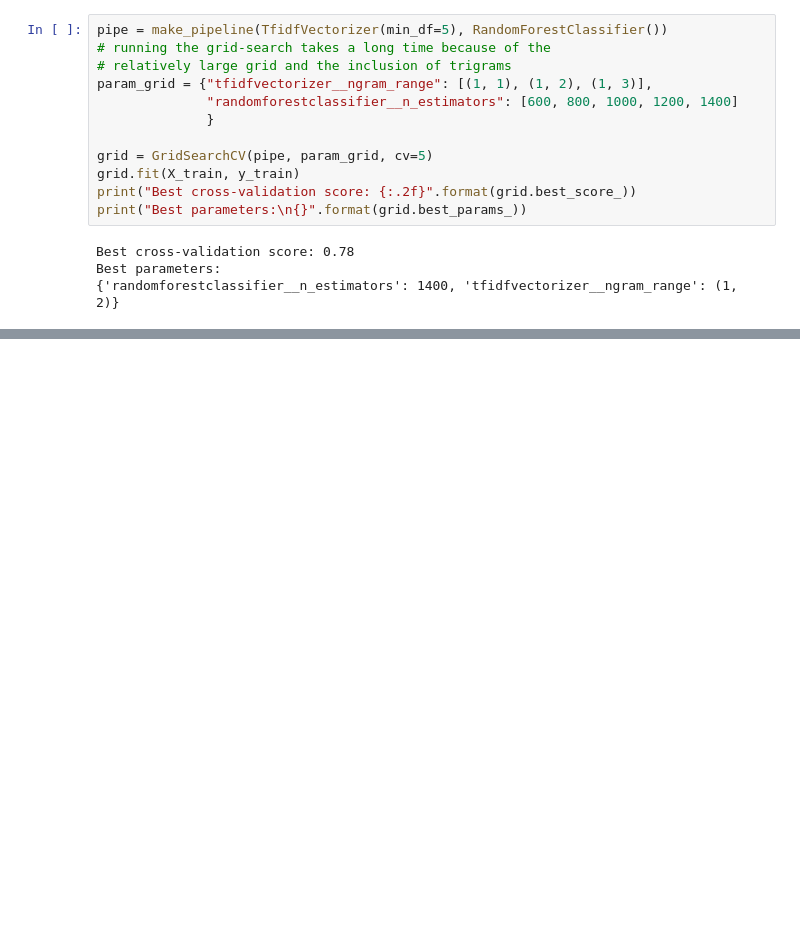
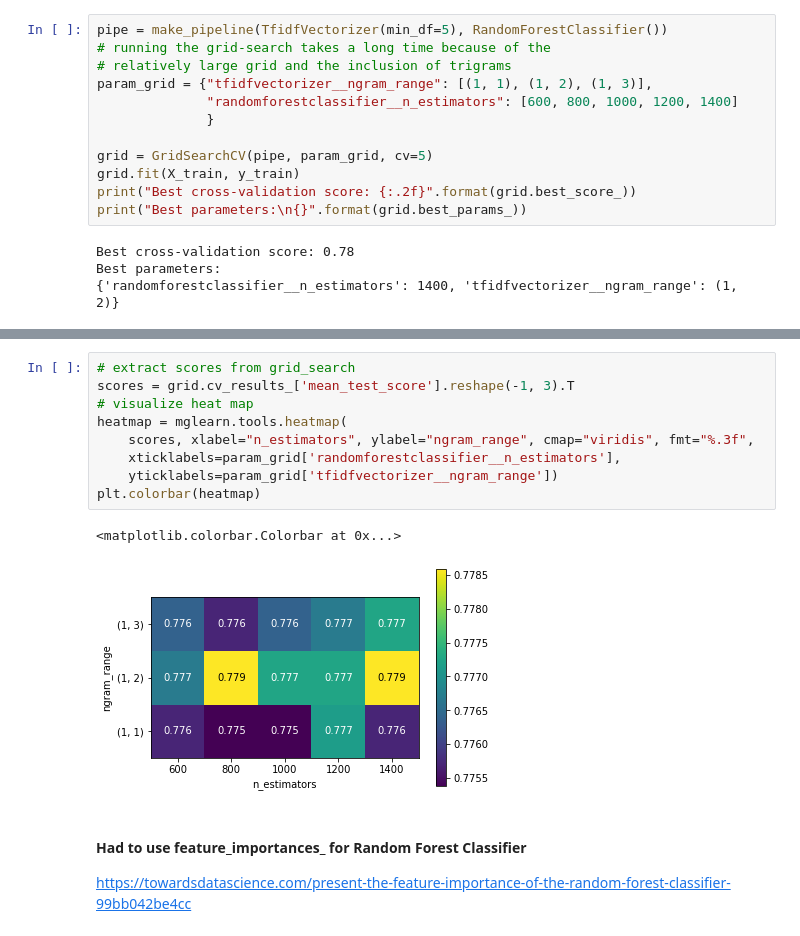
Before and after one commit to lukeml/Magnimind-NLP, a Jupyter notebook: notebooks/Tweet Models.ipynb, the cells around one changed output, grey strips where cells are left out. Saved outputs shown, nothing was run; the diff lists cells and outputs as text; blank space fills up the shorter version.

Commit message:
heatmap and coefs

```diff
--- a/notebooks/Tweet Models.ipynb
+++ b/notebooks/Tweet Models.ipynb
@@ -538,3 +538,18 @@ Best parameters:
 # Audio(audio_data, rate=framerate, autoplay=True)
 # %% [output]
 [interactive output not drawn]
+# %%
+# extract scores from grid_search
+scores = grid.cv_results_['mean_test_score'].reshape(-1, 3).T
+# visualize heat map
+heatmap = mglearn.tools.heatmap(
+    scores, xlabel="n_estimators", ylabel="ngram_range", cmap="viridis", fmt="%.3f",
+    xticklabels=param_grid['randomforestclassifier__n_estimators'],
+    yticklabels=param_grid['tfidfvectorizer__ngram_range'])
+plt.colorbar(heatmap)
+# %% [output]
+<matplotlib.colorbar.Colorbar at 0x...>
+[figure, added]
+# %% [markdown]
+#### Had to use feature_importances_ for Random Forest Classifier
+https://towardsdatascience.com/present-the-feature-importance-of-the-random-forest-classifier-99bb042be4cc
```
Also changed, not shown: parts of 1 cell of this notebook.
